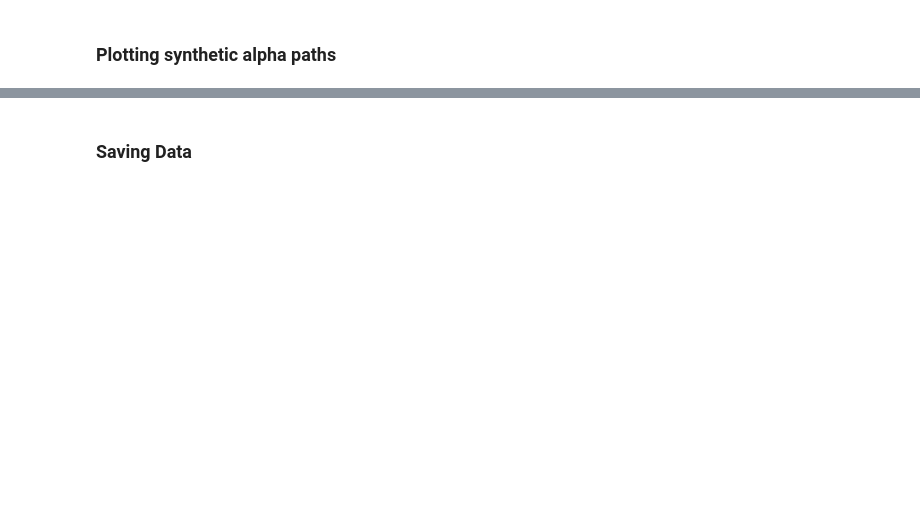
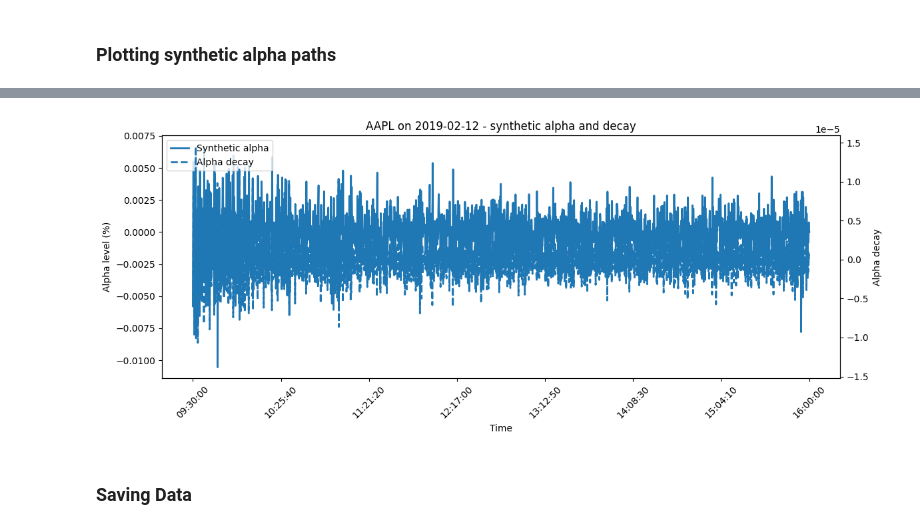
Before and after one commit to raphdlfrg/Quant_Trading_Price_Impact, a Jupyter notebook: 2_4_Synthetic_Alphas.ipynb, the cells around one changed output, grey strips where cells are left out. Drawn from its saved outputs; the diff is of its cells as text; code cells hidden in the pictures; blank space fills up the shorter version.

```diff
--- a/2_4_Synthetic_Alphas.ipynb
+++ b/2_4_Synthetic_Alphas.ipynb
@@ -530,3 +384,17 @@ plot_synthetic_alpha_parameter_comparison(
+# %%
+synthetic_alpha_decay_df = generate_synthetic_alpha_decay_df(
+    synthetic_alpha_df=synthetic_alpha_df,
+    dt_seconds=10
+)
+# %%
+plot_synthetic_alpha_decay(
+    synthetic_alpha_decay_df=synthetic_alpha_decay_df,
+    stock="AAPL",
+    date="2019-02-12",
+    dt_seconds=10
+)
+# %% [output]
+[figure, added]
 # %% [markdown]
 ### Saving Data
 # %%
```
Also changed, not shown: parts of 10 cells of this notebook, 3 other files.
